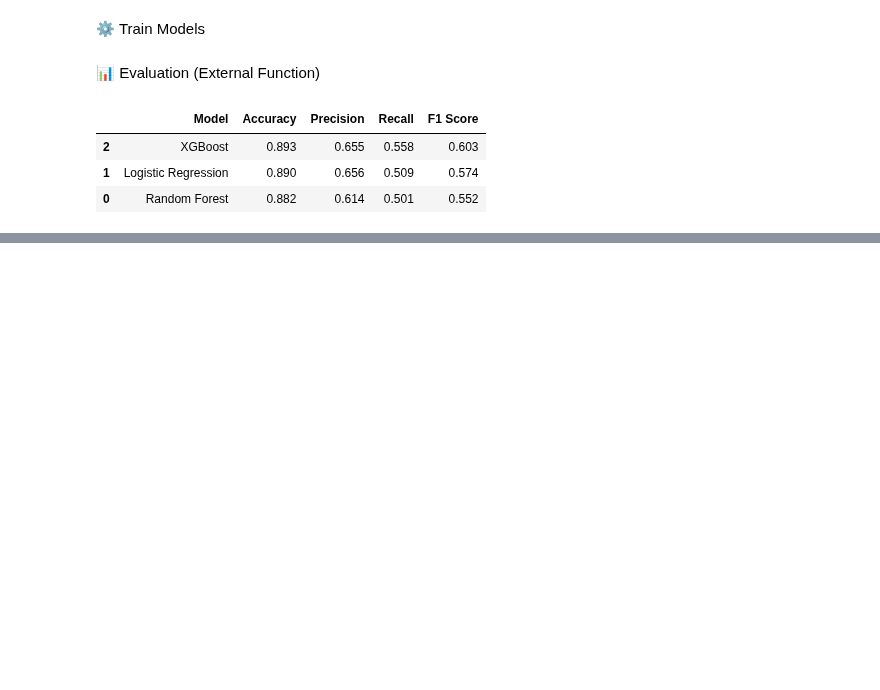
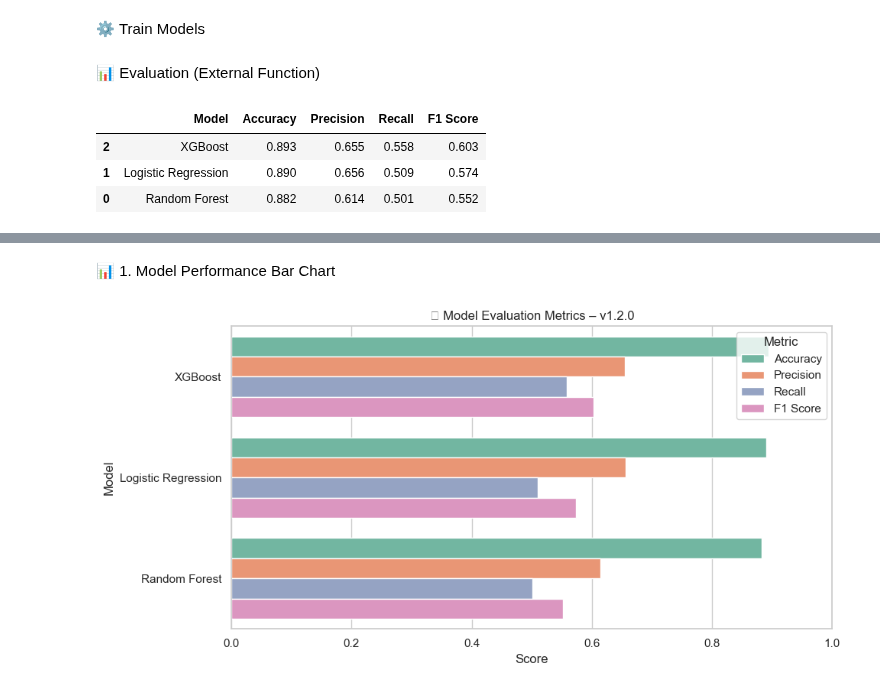
Before and after one commit to mantas123456/Data_Science_Portfolio, a Jupyter notebook: Project_1_Sports_Prediction/notebooks/02_podium_prediction_model.ipynb, the cells around one changed output, grey strips where cells are left out. Cells and saved outputs as stored; diff of their text form; code cells hidden in the pictures; blank space fills up the shorter version.

```diff
--- a/Project_1_Sports_Prediction/notebooks/02_podium_prediction_model.ipynb
+++ b/Project_1_Sports_Prediction/notebooks/02_podium_prediction_model.ipynb
@@ -234,0 +237,28 @@ plt.show()
+# %% [markdown]
+📊 1. Model Performance Bar Chart
+# %%
+# -----------------------------------------------------------------------------
+# 📊 Model Performance Bar Chart – Accuracy, Precision, Recall, F1
+# -----------------------------------------------------------------------------
+
+metrics_to_plot = ["Accuracy", "Precision", "Recall", "F1 Score"]
+results_melted = results_df.melt(id_vars="Model", value_vars=metrics_to_plot)
+
+plt.figure(figsize=(10, 5))
+sns.barplot(
+    data=results_melted,
+    x="value",
+    y="Model",
+    hue="variable",
+    palette="Set2"
+)
+plt.title("📊 Model Evaluation Metrics – v1.2.0")
+plt.xlabel("Score")
+plt.ylabel("Model")
+plt.xlim(0, 1)
+plt.legend(title="Metric")
+plt.tight_layout()
+plt.savefig("../results/model_comparison_bar_v1_2_0.png", dpi=300)
+plt.show()
+# %% [output]
+[figure, added]
```
Also changed, not shown: parts of 6 cells of this notebook, 1 other file.
